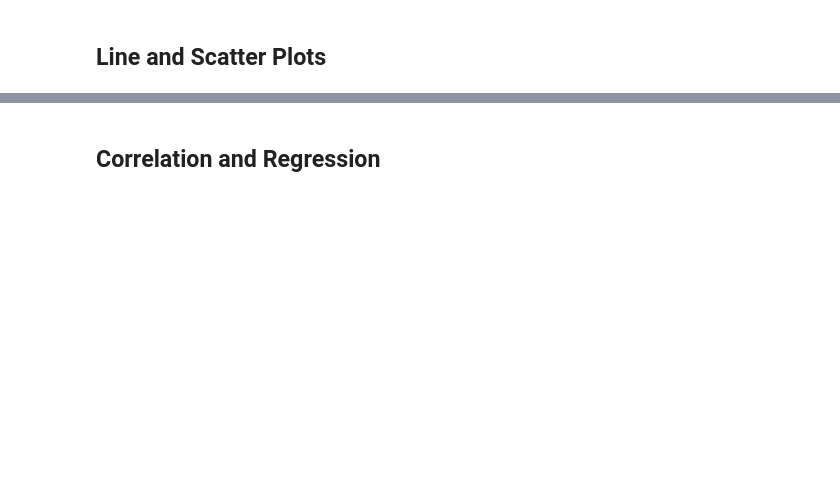
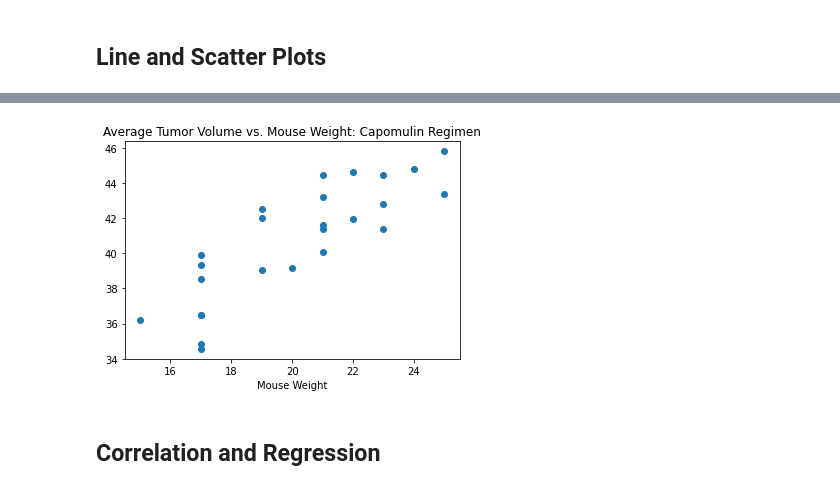
Before and after one commit to miaisrael/matplotlib-challenge, a Jupyter notebook: Pymaceuticals/pymaceuticals_starter.ipynb, the cells around one changed output, grey strips where cells are left out. Saved outputs shown, nothing was run; the diff lists cells and outputs as text; code cells hidden in the pictures; blank space fills up the shorter version.

```diff
--- a/Pymaceuticals/pymaceuticals_starter.ipynb
+++ b/Pymaceuticals/pymaceuticals_starter.ipynb
@@ -219,2 +303,16 @@ Text(0.5, 1.0, 'Total Unique Mice Tested by Drug Regimen')
+# %%
+# Generate a scatter plot of average tumor volume vs. mouse weight for the Capomulin regimen
+
+# Set variables
+mouse_weight = capo_df.groupby(capo_df["Mouse ID"])["Weight (g)"].mean()
+tumor_vol2 = capo_df.groupby(capo_df["Mouse ID"])["Tumor Volume (mm3)"].mean()
+
+# Plot the variables
+plt.scatter(mouse_weight,tumor_vol2)
+plt.xlabel("Mouse Weight")
+plt.title("Average Tumor Volume vs. Mouse Weight: Capomulin Regimen")
+plt.show()
+# %% [output]
+[figure, added]
 # %% [markdown]
 ## Correlation and Regression
```
Also changed, not shown: parts of 15 cells of this notebook.
